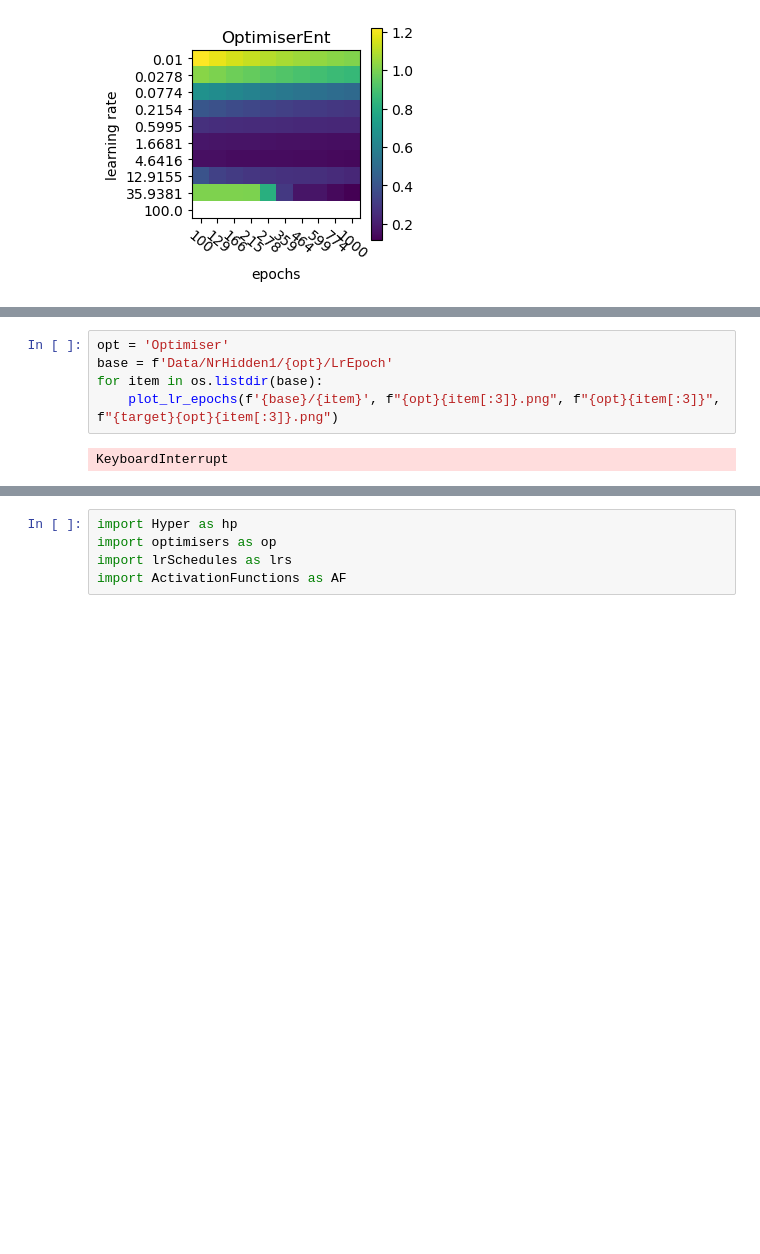
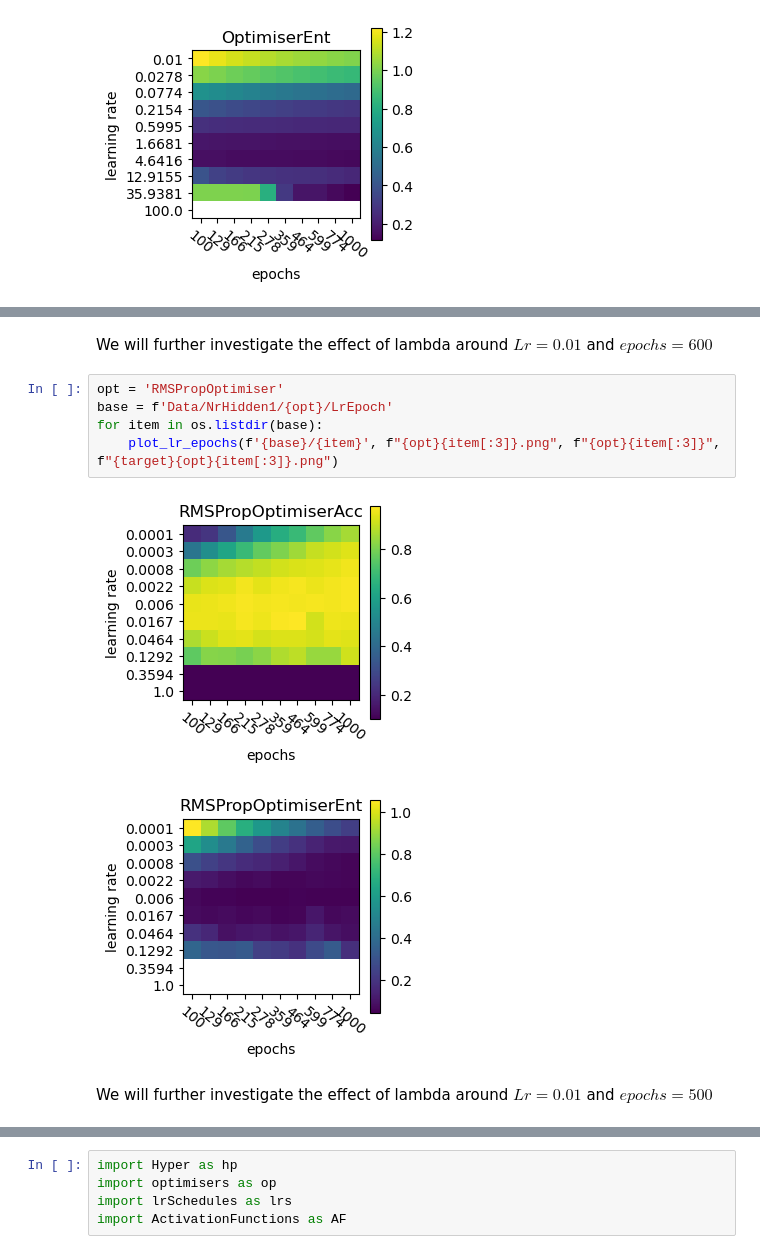
Before and after one commit to DavidSvejda2507/FYS-STK4155-Project-2, a Jupyter notebook: Notebook.ipynb, the cells around one changed output, grey strips where cells are left out. Cells and saved outputs as stored; diff of their text form; blank space fills up the shorter version.

```diff
--- a/Notebook.ipynb
+++ b/Notebook.ipynb
@@ -386,7 +411,12 @@ KeyboardInterrupt
+# %% [markdown]
+We will further investigate the effect of lambda around $Lr = 0.01$ and $epochs = 600$
 # %%
-opt = 'Optimiser'
+opt = 'RMSPropOptimiser'
 base = f'Data/NrHidden1/{opt}/LrEpoch'
 for item in os.listdir(base):
     plot_lr_epochs(f'{base}/{item}', f"{opt}{item[:3]}.png", f"{opt}{item[:3]}", f"{target}{opt}{item[:3]}.png")
 # %% [output]
-KeyboardInterrupt
+[figure, added]
+[figure, added]
+# %% [markdown]
+We will further investigate the effect of lambda around $Lr = 0.01$ and $epochs = 500$
```
Also changed, not shown: parts of 39 cells of this notebook, 43 other files.
